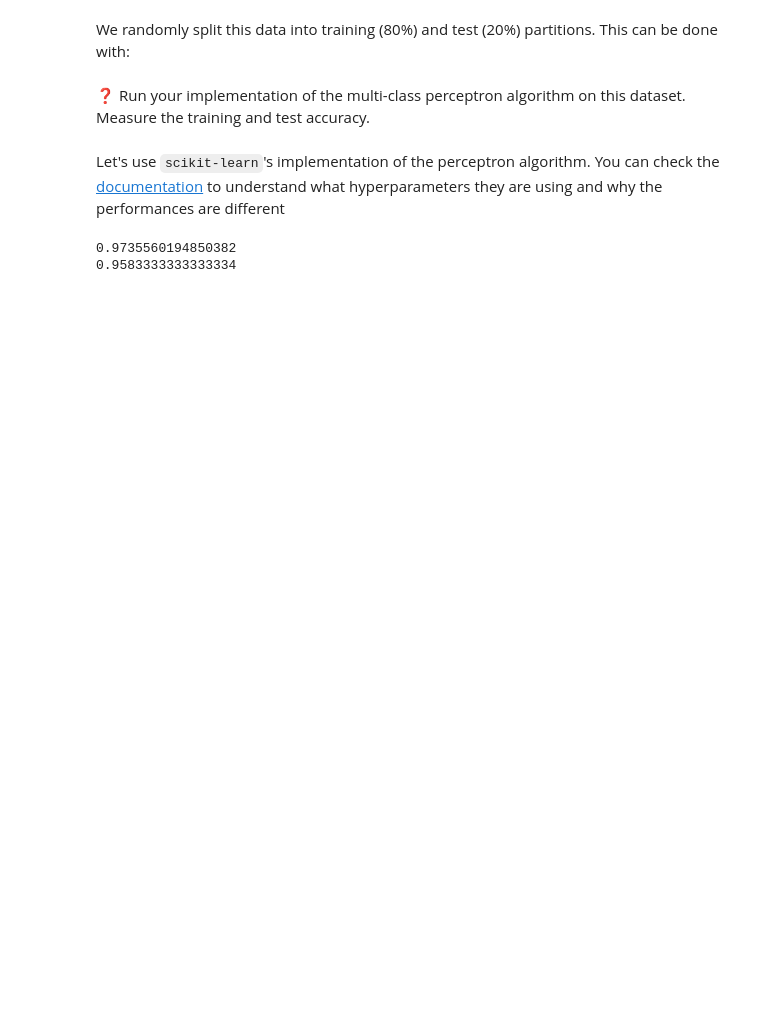
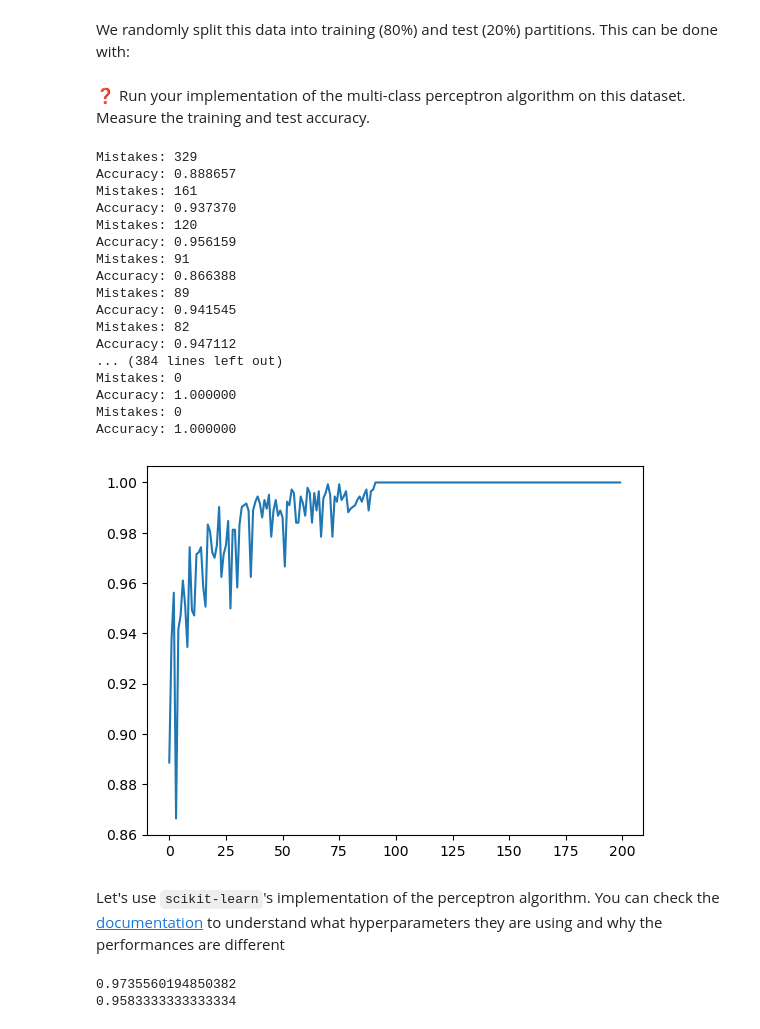
Before and after one commit to bodybuilders-team/ist-meic-ap-g14, a Jupyter notebook: labs/practical_02.ipynb, the cells around one changed output. Cells and saved outputs as stored; diff of their text form; code cells hidden in the pictures; blank space fills up the shorter version.

```diff
--- a/labs/practical_02.ipynb
+++ b/labs/practical_02.ipynb
@@ -233,3 +244,36 @@ X_train, X_test, y_train, y_test = train_test_split(
+# %%
+W = np.zeros((num_labels, num_features + 1))
+eta = 1
+accuracies = []
+
+for i in range(200):
+    W = multi_class_perceptron_epoch(X_train, y_train, W, eta)
+    y_pred = multi_class_classify(X_train, W)
+    acc = accuracy(y_pred, y_train)
+    accuracies.append(acc)
+    print("Accuracy: %f" % acc)
+
+plt.plot(accuracies)
+plt.show()
+# %% [output]
+Mistakes: 329
+Accuracy: 0.888657
+Mistakes: 161
+Accuracy: 0.937370
+Mistakes: 120
+Accuracy: 0.956159
+Mistakes: 91
+Accuracy: 0.866388
+Mistakes: 89
+Accuracy: 0.941545
+Mistakes: 82
+Accuracy: 0.947112
+... (384 lines left out)
+Mistakes: 0
+Accuracy: 1.000000
+Mistakes: 0
+Accuracy: 1.000000
+[figure, added]
 # %% [markdown]
 Let's use `scikit-learn`'s implementation of the perceptron algorithm. You can check the [documentation](https://scikit-learn.org/stable/modules/generated/sklearn.linear_model.Perceptron.html) to understand what hyperparameters they are using and why the performances are different
 # %%
```
Also changed, not shown: parts of 22 cells of this notebook, 1 other file.
